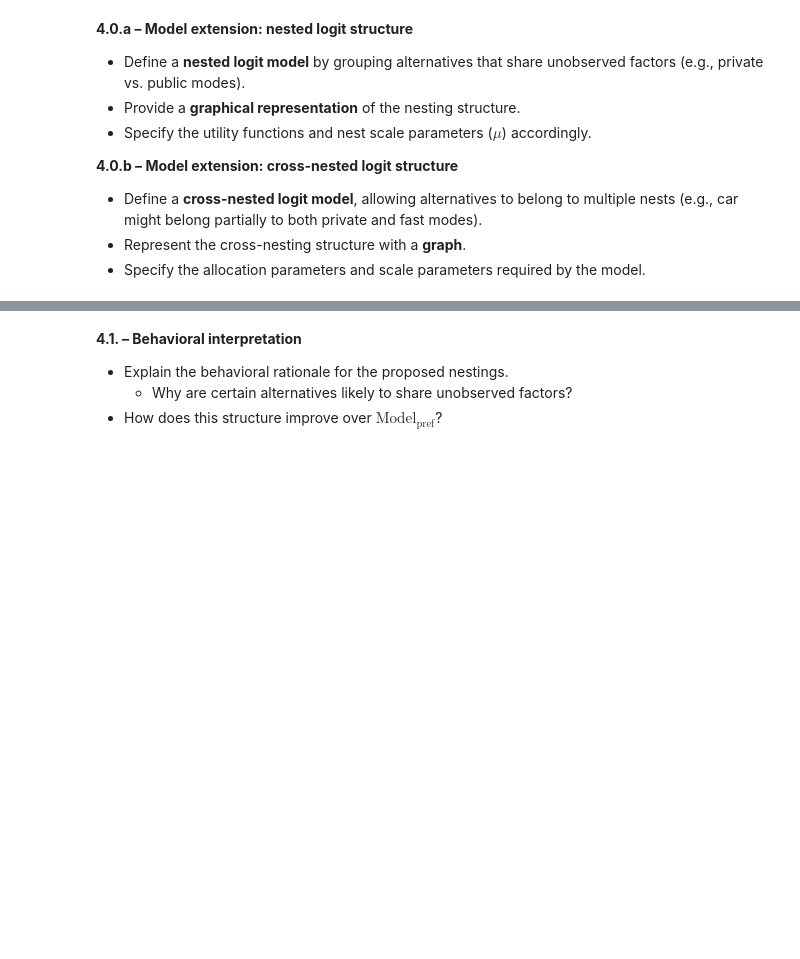
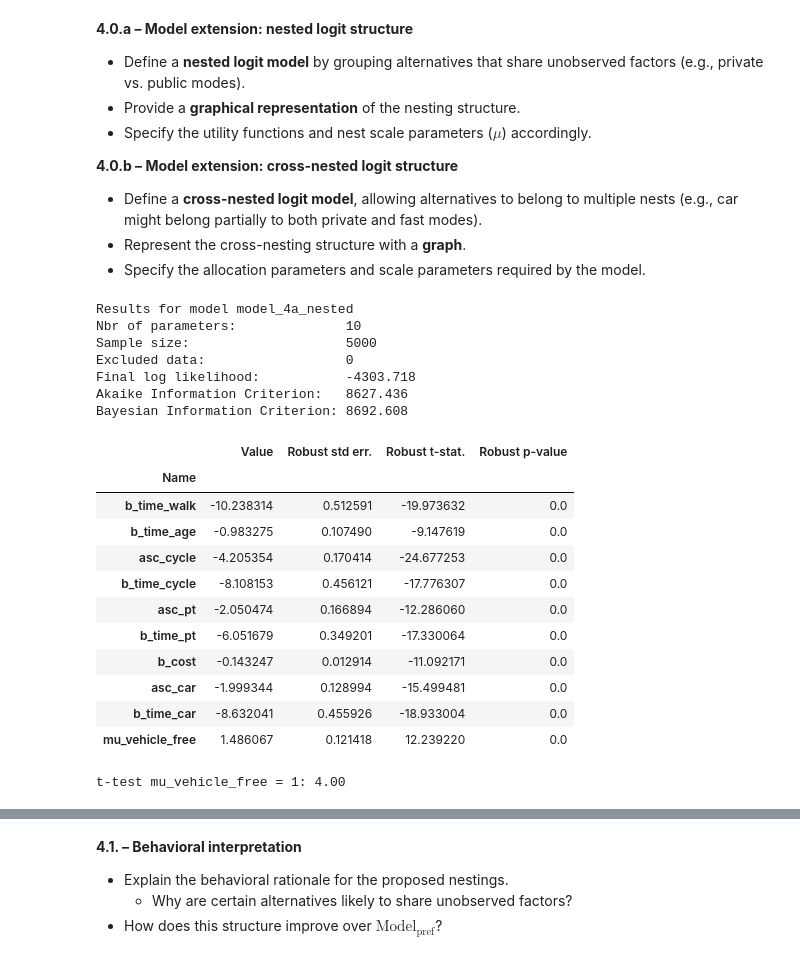
Before and after one commit to PabloSarro/london-mode-choice, a Jupyter notebook: src/assignment.ipynb, the cells around one changed output, grey strips where cells are left out. Cells and saved outputs as stored; diff of their text form; code cells hidden in the pictures; blank space fills up the shorter version.

```diff
--- a/src/assignment.ipynb
+++ b/src/assignment.ipynb
@@ -876,3 +876,55 @@ Using $\text{Model}_\text{pref}$ as the base model, propose and test both a **ne
 - Define a **cross-nested logit model**, allowing alternatives to belong to multiple nests (e.g., car might belong partially to both private and fast modes).
 - Represent the cross-nesting structure with a **graph**.
 - Specify the allocation parameters and scale parameters required by the model.
+# %%
+# Model 4a: nested logit with the utilities of Model 3a. Walk and PT share a "vehicle-free" nest;
+# cycle and car are alone in their nest (mu = 1). Models of this section start from the Model 3a estimates.
+import matplotlib.pyplot as plt
+
+start_values_3a = results_3a.get_beta_values()
+
+
+def estimate_from_3a(logprob, model_name, **parameters):
+    model = bio.BIOGEME(database, logprob, generate_html=False, generate_yaml=False, save_iterations=False,
+                        **parameters)
+    model.model_name = model_name
+    model.change_init_values(start_values_3a)
+    return model.estimate()
+
+
+mu_vehicle_free = Beta('mu_vehicle_free', 1.5, 1, 10, 0)
+nests_4a = NestsForNestedLogit(
+    choice_set=[1, 2, 3, 4],
+    tuple_of_nests=(
+        OneNestForNestedLogit(nest_param=mu_vehicle_free, list_of_alternatives=[1, 3], name='vehicle_free'),
+        OneNestForNestedLogit(nest_param=1.0, list_of_alternatives=[2], name='cycle'),
+        OneNestForNestedLogit(nest_param=1.0, list_of_alternatives=[4], name='car'),
+    ),
+)
+results_4a = estimate_from_3a(lognested(V_3a, availability, nests_4a, travel_mode), 'model_4a_nested')
+print(results_4a.short_summary())
+param_4a = get_pandas_estimated_parameters(estimation_results=results_4a)['Estimated parameters'].set_index('Name')
+display(param_4a)
+print(f"t-test mu_vehicle_free = 1: "
+      f"{(param_4a.loc['mu_vehicle_free', 'Value'] - 1) / param_4a.loc['mu_vehicle_free', 'Robust std err.']:.2f}")
+# %% [output]
+Results for model model_4a_nested
+Nbr of parameters:              10
+Sample size:                    5000
+Excluded data:                  0
+Final log likelihood:           -4303.718
+Akaike Information Criterion:   8627.436
+Bayesian Information Criterion: 8692.608
+|  | Value | Robust std err. | Robust t-stat. | Robust p-value |
+| Name |  |  |  |  |
+| b_time_walk | -10.238314 | 0.512591 | -19.973632 | 0.0 |
+| b_time_age | -0.983275 | 0.107490 | -9.147619 | 0.0 |
+| asc_cycle | -4.205354 | 0.170414 | -24.677253 | 0.0 |
+| b_time_cycle | -8.108153 | 0.456121 | -17.776307 | 0.0 |
+| asc_pt | -2.050474 | 0.166894 | -12.286060 | 0.0 |
+| b_time_pt | -6.051679 | 0.349201 | -17.330064 | 0.0 |
+| b_cost | -0.143247 | 0.012914 | -11.092171 | 0.0 |
+| asc_car | -1.999344 | 0.128994 | -15.499481 | 0.0 |
+| b_time_car | -8.632041 | 0.455926 | -18.933004 | 0.0 |
+| mu_vehicle_free | 1.486067 | 0.121418 | 12.239220 | 0.0 |
+t-test mu_vehicle_free = 1: 4.00
```
Also changed, not shown: parts of 10 cells of this notebook.
